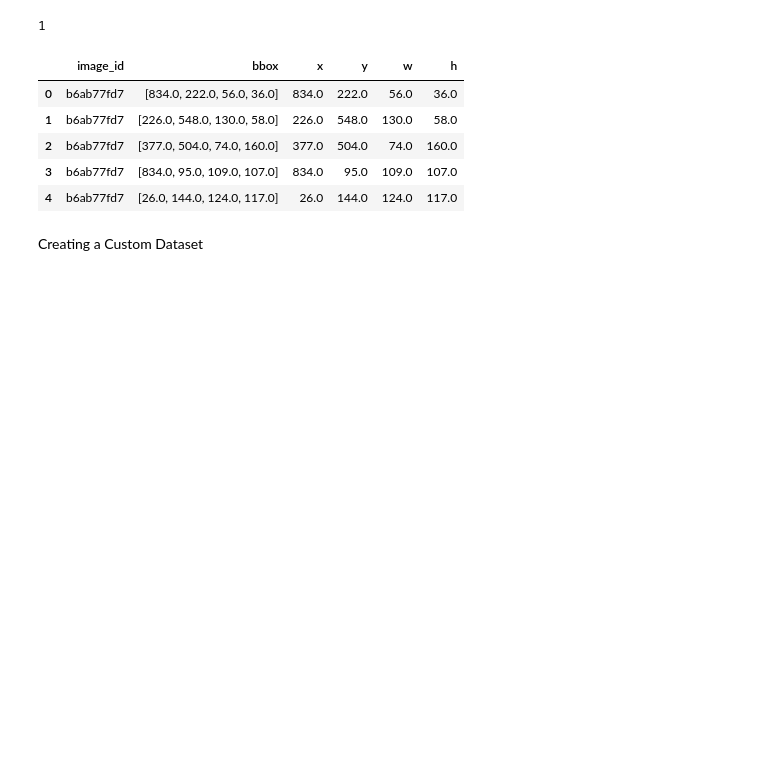
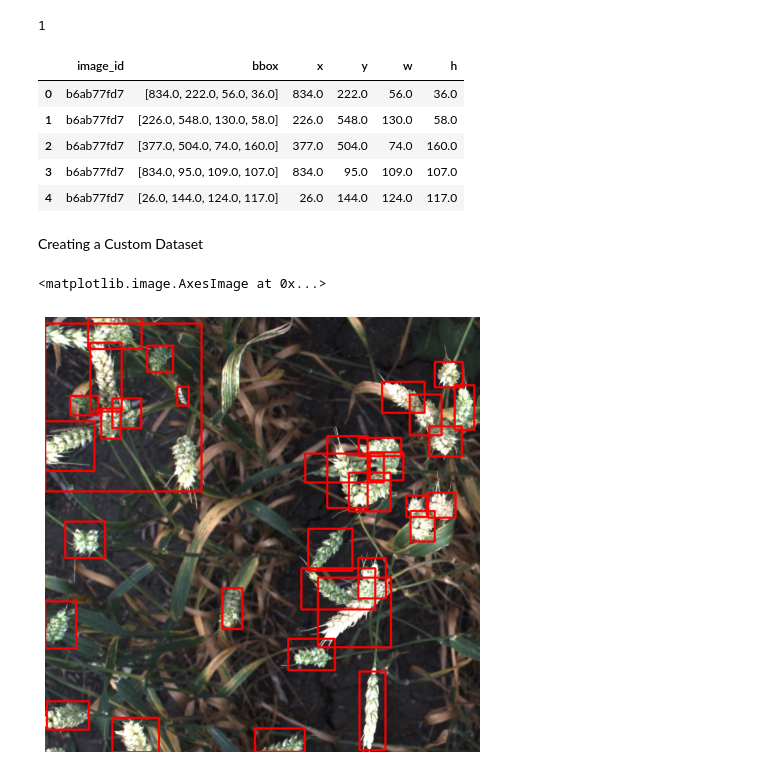
Before and after one commit to yashika-git/Wheat_Detection, a Jupyter notebook: wheat-detection.ipynb, the cells around one changed output. Cells and saved outputs as stored; diff of their text form; code cells hidden in the pictures; blank space fills up the shorter version.

```diff
--- a/wheat-detection.ipynb
+++ b/wheat-detection.ipynb
@@ -200,21 +202,23 @@ valid_data_loader = DataLoader(
 # %%
 device = torch.device('cuda') if torch.cuda.is_available() else torch.device('cpu')
 # %%
+images, targets, image_ids = next(iter(train_data_loader))
+images = list(image.to(device) for image in images)
+targets = [{k: v.to(device) for k, v in t.items()} for t in targets]
 
-# images, targets, image_ids = next(iter(train_data_loader))
-# images = list(image.to(device) for image in images)
-# targets = [{k: v.to(device) for k, v in t.items()} for t in targets]
+boxes = targets[4]['boxes'].cpu().numpy().astype(np.int32)
+sample = images[4].permute(1,2,0).cpu().numpy().copy()  #Without using .copy(), there will be an error, the reason for which according to Stackoverflow, only God and Gary Bradski know
 
-# boxes = targets[4]['boxes'].cpu().numpy().astype(np.int32)
-# sample = images[4].permute(1,2,0).cpu().numpy()
+fig, ax = plt.subplots(1, 1, figsize=(16, 8))
 
-# fig, ax = plt.subplots(1, 1, figsize=(16, 8))
+for box in boxes:
+    cv2.rectangle(sample,
+                  (int(box[0]), int(box[1])),
+                  (int(box[2]), int(box[3])),
+                  (220, 0, 0),3)
 
-# for box in boxes:
-#     cv2.rectangle(sample,
-#                   (box[0], box[1]),
-#                   (box[2], box[3]),
-#                   (220, 0, 0), 3)
-
-# ax.set_axis_off()
-# ax.imshow(sample)
+ax.set_axis_off()
+ax.imshow(sample)
+# %% [output]
+<matplotlib.image.AxesImage at 0x...>
+[figure, added]
```
Also changed, not shown: parts of 1 cell of this notebook.
